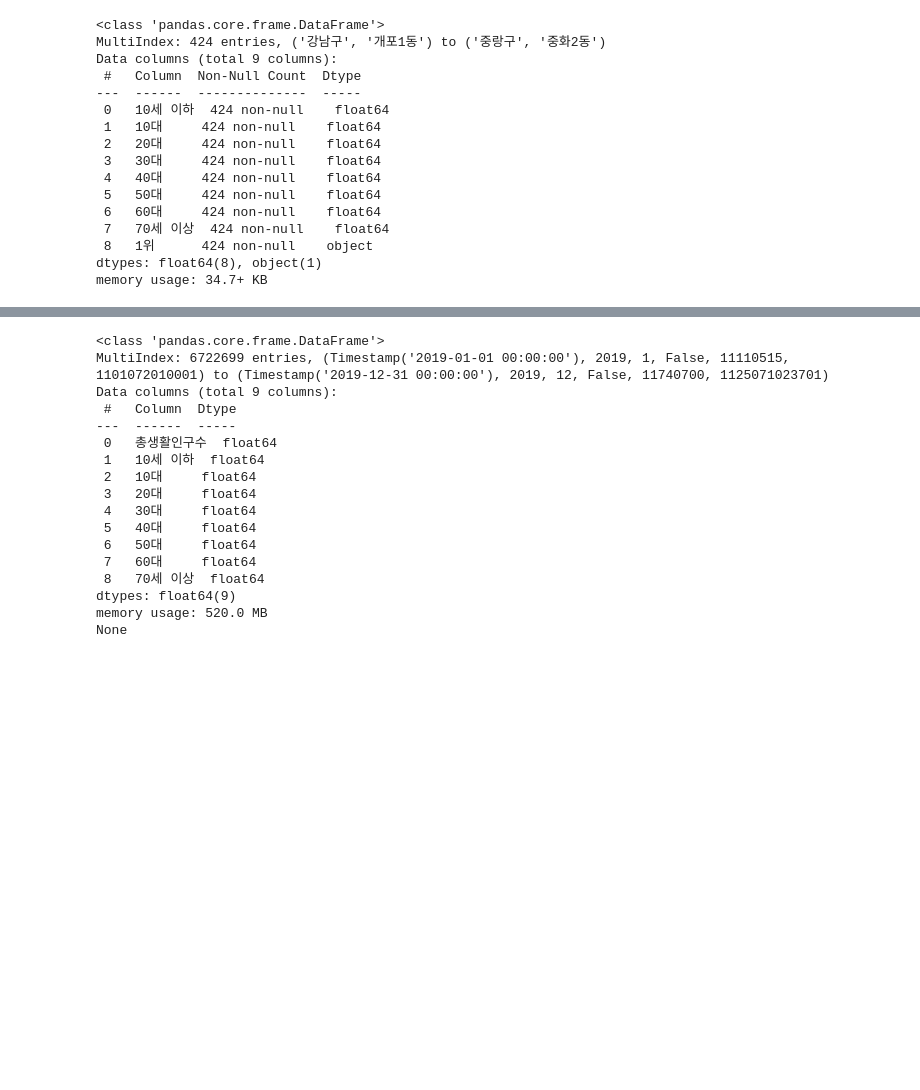
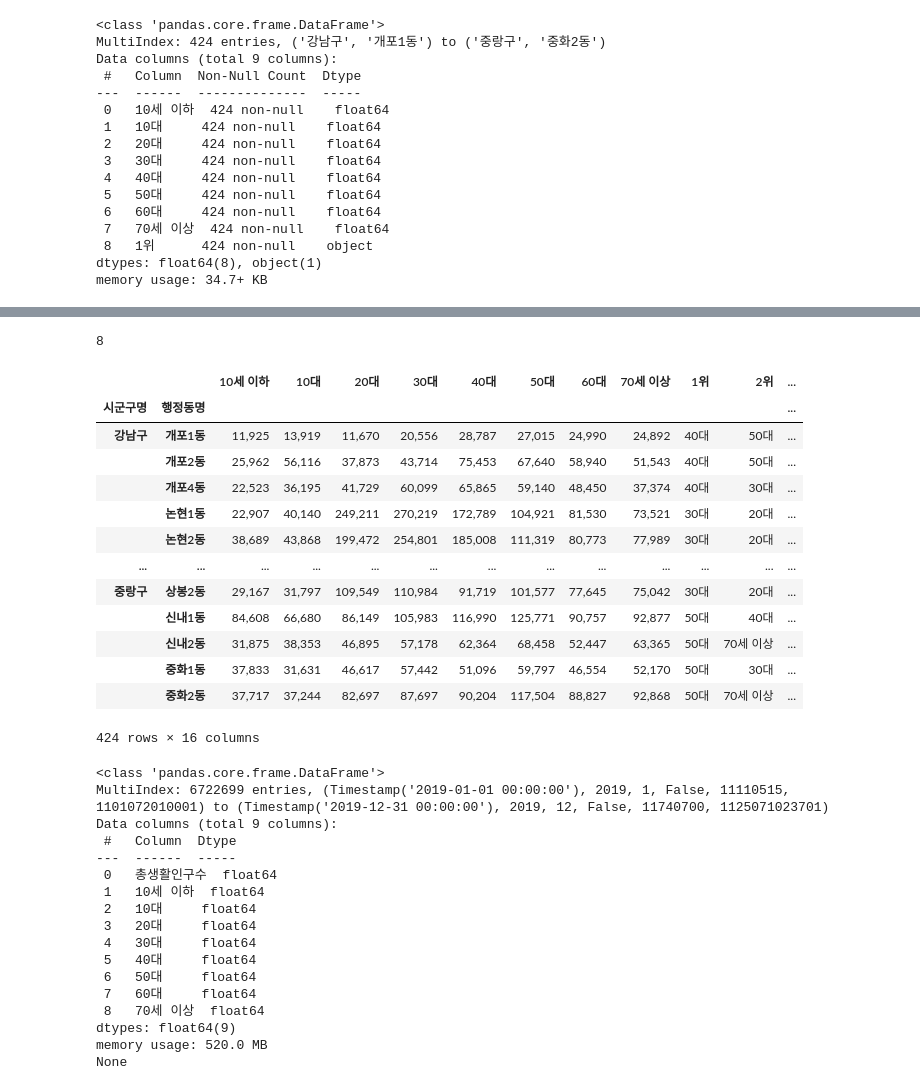
Before and after one commit to syshin0116/Dacon, a Jupyter notebook: code/서울시 집계구단위 생활인구.ipynb, the cells around one changed output, grey strips where cells are left out. Saved outputs shown, nothing was run; the diff lists cells and outputs as text; code cells hidden in the pictures; blank space fills up the shorter version.

```diff
--- a/code/서울시 집계구단위 생활인구.ipynb
+++ b/code/서울시 집계구단위 생활인구.ipynb
@@ -329,5 +331,5 @@ memory usage: 34.7+ KB
 # %%
-# 행정동 별 나이대 순위: 모든 순위
+a=age_lp.groupby(["시군구명","행정동명"]).mean()
 a_list=a.apply(np.argsort,axis=1)
 a_list.values
 # %% [output]
@@ -334,0 +343,3 @@ TypeError: '<' not supported between instances of 'str' and 'float'
+# %%
+a_cols=a.columns.to_numpy()[a_list.values[:,::-1]]
+a_cols
@@ -335,3 +355,25 @@ TypeError: '<' not supported between instances of 'str' and 'float'
+# %%
+len(a_cols[0])
+# %% [output]
+8
+# %%
+a[['1위','2위','3위','4위','5위','6위','7위','8위']]=pd.DataFrame(a_cols, index=a.index)
+a
+# %% [output]
+|  |  | 10세 이하 | 10대 | 20대 | 30대 | 40대 | 50대 | 60대 | 70세 이상 | 1위 | 2위 | ... |
+| 시군구명 | 행정동명 |  |  |  |  |  |  |  |  |  |  | ... |
+| 강남구 | 개포1동 | 11,925 | 13,919 | 11,670 | 20,556 | 28,787 | 27,015 | 24,990 | 24,892 | 40대 | 50대 | ... |
+|  | 개포2동 | 25,962 | 56,116 | 37,873 | 43,714 | 75,453 | 67,640 | 58,940 | 51,543 | 40대 | 50대 | ... |
+|  | 개포4동 | 22,523 | 36,195 | 41,729 | 60,099 | 65,865 | 59,140 | 48,450 | 37,374 | 40대 | 30대 | ... |
+|  | 논현1동 | 22,907 | 40,140 | 249,211 | 270,219 | 172,789 | 104,921 | 81,530 | 73,521 | 30대 | 20대 | ... |
+|  | 논현2동 | 38,689 | 43,868 | 199,472 | 254,801 | 185,008 | 111,319 | 80,773 | 77,989 | 30대 | 20대 | ... |
+| ... | ... | ... | ... | ... | ... | ... | ... | ... | ... | ... | ... | ... |
+| 중랑구 | 상봉2동 | 29,167 | 31,797 | 109,549 | 110,984 | 91,719 | 101,577 | 77,645 | 75,042 | 30대 | 20대 | ... |
+|  | 신내1동 | 84,608 | 66,680 | 86,149 | 105,983 | 116,990 | 125,771 | 90,757 | 92,877 | 50대 | 40대 | ... |
+|  | 신내2동 | 31,875 | 38,353 | 46,895 | 57,178 | 62,364 | 68,458 | 52,447 | 63,365 | 50대 | 70세 이상 | ... |
+|  | 중화1동 | 37,833 | 31,631 | 46,617 | 57,442 | 51,096 | 59,797 | 46,554 | 52,170 | 50대 | 30대 | ... |
+|  | 중화2동 | 37,717 | 37,244 | 82,697 | 87,697 | 90,204 | 117,504 | 88,827 | 92,868 | 50대 | 70세 이상 | ... |
+424 rows × 16 columns
 # %%
 def name_dong(df):
     df_code = pd.read_excel("./data/집계구 단위 서울 생활인구/행정동코드_매핑정보_20200325.xlsx")
```
Also changed, not shown: parts of 3 cells of this notebook, 1 other file.
